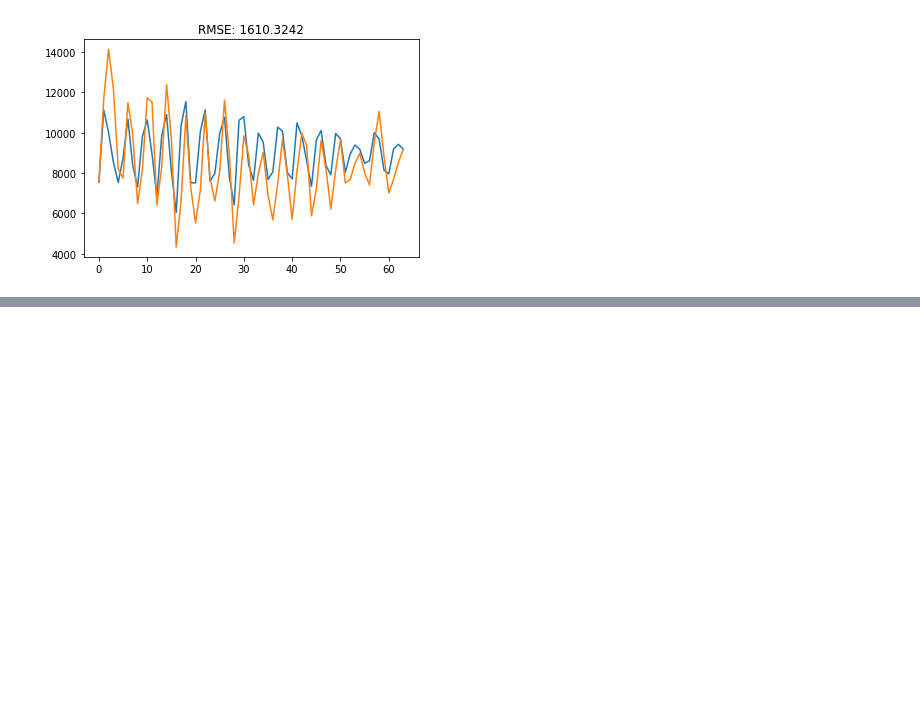
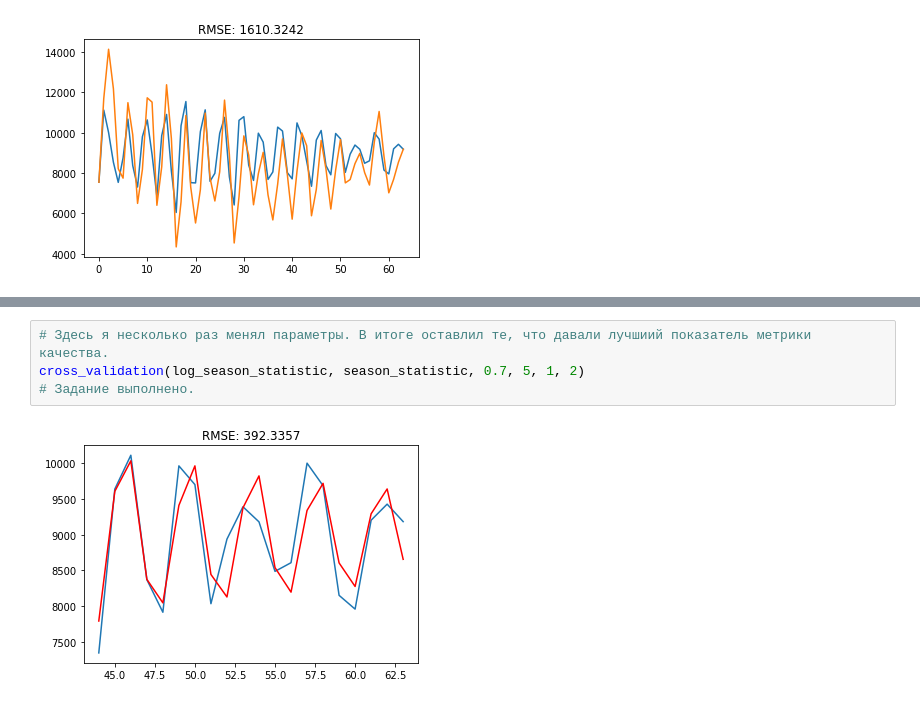
Before and after one commit to CarefreeSlacker/otus_homework10, a Jupyter notebook: homework-done.ipynb, the cells around one changed output, grey strips where cells are left out. Drawn from its saved outputs; the diff is of its cells as text; blank space fills up the shorter version.

```diff
--- a/homework-done.ipynb
+++ b/homework-done.ipynb
@@ -710,0 +743,6 @@ Text(0.5, 1.0, 'RMSE: 1610.3242')
+# %%
+# Здесь я несколько раз менял параметры. В итоге оставлил те, что давали лучшиий показатель метрики качества.
+cross_validation(log_season_statistic, season_statistic, 0.7, 5, 1, 2)
+# Задание выполнено.
+# %% [output]
+[figure, added]
```
Also changed, not shown: parts of 2 cells of this notebook.
